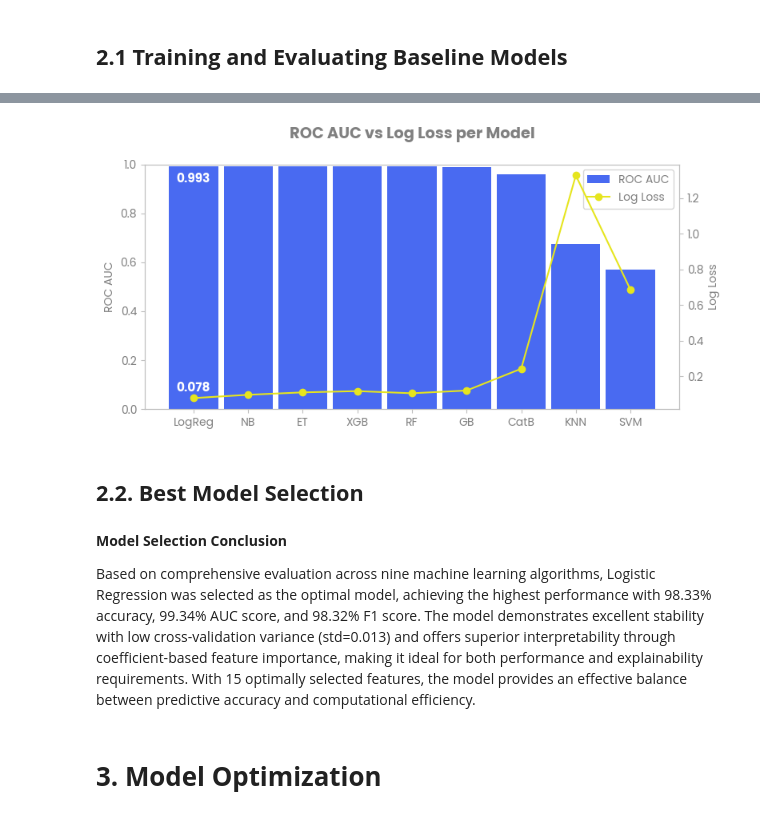
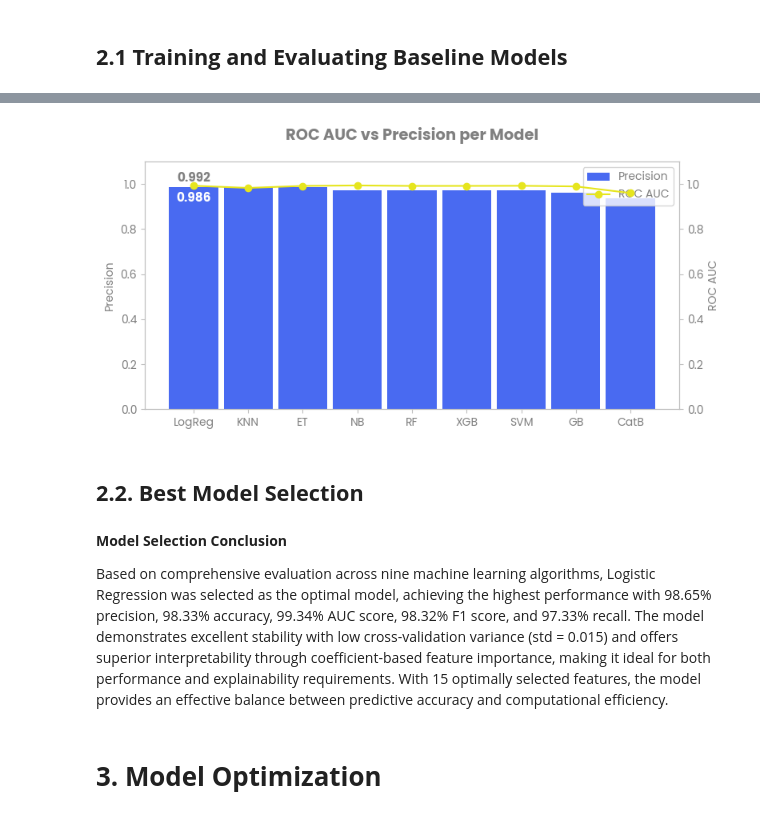
Before and after one commit to afsilmis/online-ad-click-prediction, a Jupyter notebook: notebooks/3_modeling_and_evaluation.ipynb, the cells around one changed output, grey strips where cells are left out. Drawn from its saved outputs; the diff is of its cells as text; code cells hidden in the pictures.

```diff
--- a/notebooks/3_modeling_and_evaluation.ipynb
+++ b/notebooks/3_modeling_and_evaluation.ipynb
@@ -200,6 +200,8 @@ for name, model in models.items():
     auc_score = roc_auc_score(y_test, y_pred_proba)
     f1 = f1_score(y_test, y_pred)
     logloss = log_loss(y_test, y_pred_proba)
+    precision = precision_score(y_test, y_pred)
+    recall = recall_score(y_test, y_pred)
 
     cv_scores = cross_val_score(model, X_train_use, y_train, cv=5, scoring='accuracy')
 
@@ -209,6 +211,8 @@ for name, model in models.items():
         'auc_score': auc_score,
         'f1_score': f1,
         'log_loss': logloss,
+        'precision': precision,
+        'recall': recall,
         'cv_mean': cv_scores.mean(),
         'cv_std': cv_scores.std(),
         'y_pred': y_pred,
@@ -220,6 +224,8 @@ metrics_df = pd.DataFrame({
         'Accuracy': res['accuracy'],
         'AUC Score': res['auc_score'],
         'F1 Score': res['f1_score'],
+        'Precision': res['precision'],
+        'Recall': res['recall'],
         'Log Loss': res['log_loss'],
         'CV Mean': res['cv_mean'],
         'CV Std': res['cv_std']
@@ -227,6 +233,6 @@ metrics_df = pd.DataFrame({
     for model_name, res in results.items()
 }).T.reset_index().rename(columns={'index': 'Model'})
 
-metrics_df_sorted = metrics_df.sort_values(by=['AUC Score', 'Log Loss'], ascending=[False, True]).reset_index(drop=True)
+metrics_df_sorted = metrics_df.sort_values(by=['Precision', 'AUC Score'], ascending=[False, True]).reset_index(drop=True)
 display(metrics_df_sorted)
 # %% [output]
@@ -246,49 +252,50 @@ models_names = metrics_df_sorted['Model'].replace({
     'Random Forest': 'RF',
     'Gradient Boosting': 'GB',
     'SVM': 'SVM',
     'KNN': 'KNN',
     'Naive Bayes': 'NB',
     'Extra Trees': 'ET',
     'XGBoost': 'XGB',
     'CatBoost': 'CatB'
 })
+prec_scores = metrics_df_sorted['Precision']
 auc_scores = metrics_df_sorted['AUC Score']
-log_losses = metrics_df_sorted['Log Loss']
 
 fig, ax1 = plt.subplots(figsize=(8, 4))
 
-bars = ax1.bar(models_names, auc_scores, width=0.9, color='#496af1', label='ROC AUC')
+bars = ax1.bar(models_names, prec_scores, width=0.9, color='#496af1', label='Precision')
 ax1.set_xlabel('')
-ax1.set_ylabel('ROC AUC')
+ax1.set_ylabel('Precision')
 ax1.tick_params(axis='y')
-ax1.set_ylim(0, 1)
+ax1.set_ylim(0, 1.1)
 
 ax2 = ax1.twinx()
-line, = ax2.plot(models_names, log_losses, color='#e6e51e', marker='o', label='Log Loss')
-ax2.set_ylabel('Log Loss')
+line, = ax2.plot(models_names, auc_scores, color='#e6e51e', marker='o', label='ROC AUC')
+ax2.set_ylabel('ROC AUC')
 ax2.tick_params(axis='y')
+ax2.set_ylim(0, 1.1)
 
-fig.suptitle('ROC AUC vs Log Loss per Model', fontweight='bold', fontsize=14)
+fig.suptitle('ROC AUC vs Precision per Model', fontweight='bold', fontsize=14)
 handles1, labels1 = ax1.get_legend_handles_labels()
 handles2, labels2 = ax2.get_legend_handles_labels()
 ax1.legend(handles1 + handles2, labels1 + labels2, loc='upper right')
 
 for i, model in enumerate(models_names):
     if model == 'LogReg':
-        ax1.text(i, auc_scores.iloc[i] - 0.08, f"{auc_scores.iloc[i]:.3f}", ha='center', va='bottom', fontsize=11, color='white', fontweight='bold')
-        ax2.text(i, log_losses.iloc[i] + 0.02,  f"{log_losses.iloc[i]:.3f}",  ha='center', va='bottom', fontsize=11, color='white', fontweight='bold')
+        ax1.text(i, prec_scores.iloc[i] - 0.08, f"{prec_scores.iloc[i]:.3f}", ha='center', va='bottom', fontsize=11, color='white', fontweight='bold')
+        ax2.text(i, auc_scores.iloc[i] + 0.005,  f"{auc_scores.iloc[i]:.3f}",  ha='center', va='bottom', fontsize=11, color='#808080', fontweight='bold')
 
 plt.xticks(rotation=45)
 plt.tight_layout()
 plt.show()
 # %% [output]
-[figure, old version]
+[figure, new version]
 # %% [markdown]
 ## **2.2. Best Model Selection**
 # %% [markdown]
 **Model Selection Conclusion**
 
-Based on comprehensive evaluation across nine machine learning algorithms, Logistic Regression was selected as the optimal model, achieving the highest performance with 98.33% accuracy, 99.34% AUC score, and 98.32% F1 score. The model demonstrates excellent stability with low cross-validation variance (std=0.013) and offers superior interpretability through coefficient-based feature importance, making it ideal for both performance and explainability requirements. With 15 optimally selected features, the model provides an effective balance between predictive accuracy and computational efficiency.
+Based on comprehensive evaluation across nine machine learning algorithms, Logistic Regression was selected as the optimal model, achieving the highest performance with 98.65% precision, 98.33% accuracy, 99.34% AUC score, 98.32% F1 score, and 97.33% recall. The model demonstrates excellent stability with low cross-validation variance (std = 0.015) and offers superior interpretability through coefficient-based feature importance, making it ideal for both performance and explainability requirements. With 15 optimally selected features, the model provides an effective balance between predictive accuracy and computational efficiency.
 # %% [markdown]
 # **3. Model Optimization**
 # %% [markdown]
```
Also changed, not shown: parts of 16 cells of this notebook, 1 other file.
